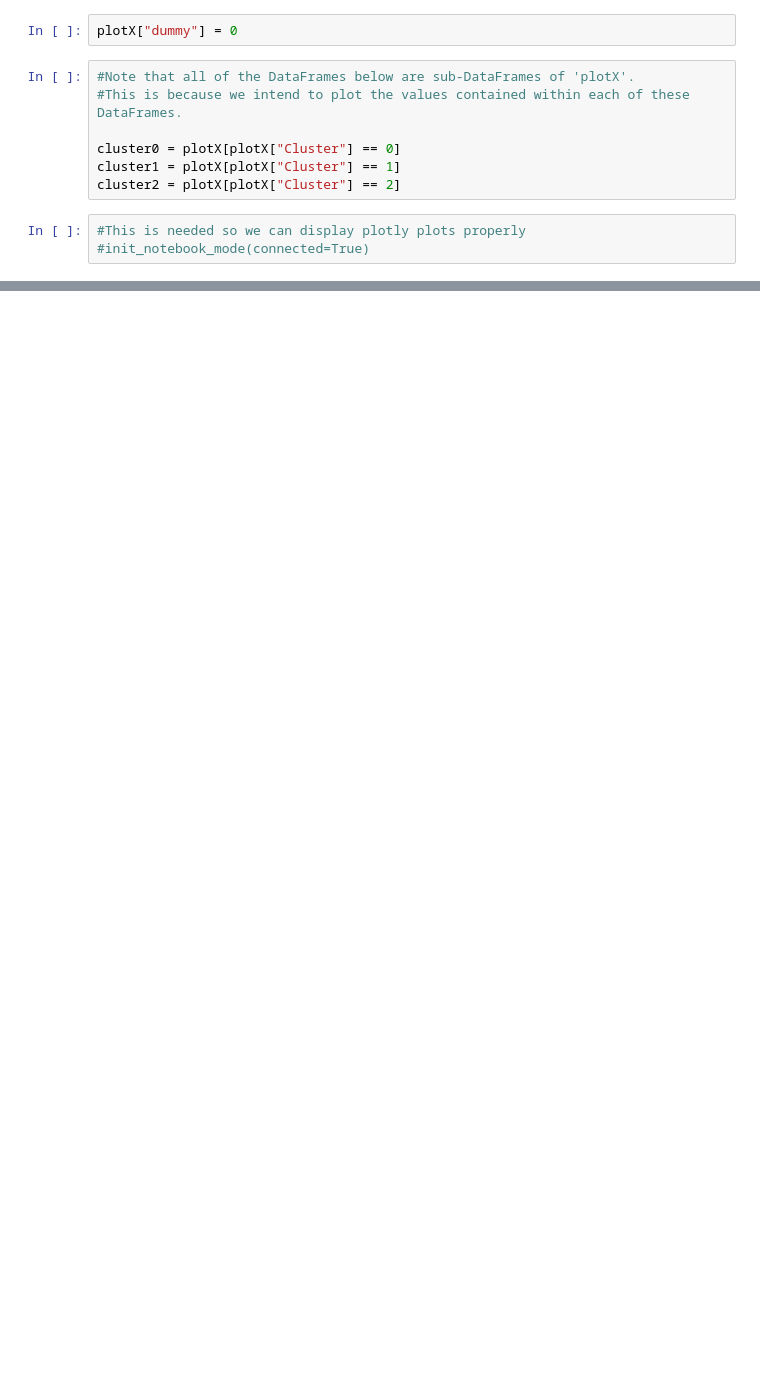
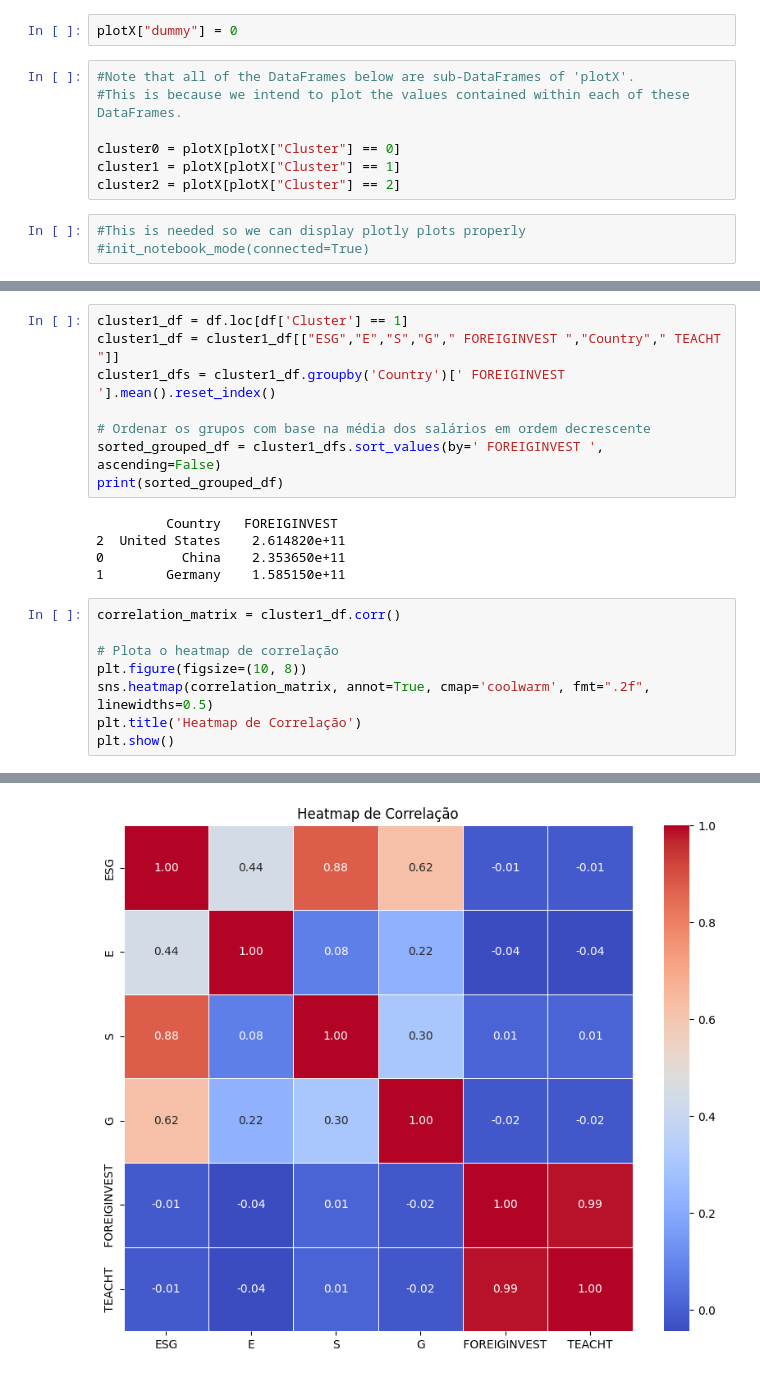
Before and after one commit to AlcirCastro/Intelig-ncia-Artificial-2o-Trabalho-Experimento-de-Aprendizado-N-o-Supervisionado, a Jupyter notebook: K_means_IA.ipynb, the cells around one changed output, grey strips where cells are left out. Cells and saved outputs as stored; diff of their text form; blank space fills up the shorter version.

```diff
--- a/K_means_IA.ipynb
+++ b/K_means_IA.ipynb
@@ -259,0 +329,22 @@ iplot(fig)
+# %%
+cluster1_df = df.loc[df['Cluster'] == 1]
+cluster1_df = cluster1_df[["ESG","E","S","G"," FOREIGINVEST ","Country"," TEACHT "]]
+cluster1_dfs = cluster1_df.groupby('Country')[' FOREIGINVEST '].mean().reset_index()
+
+# Ordenar os grupos com base na média dos salários em ordem decrescente
+sorted_grouped_df = cluster1_dfs.sort_values(by=' FOREIGINVEST ', ascending=False)
+print(sorted_grouped_df)
+# %% [output]
+         Country   FOREIGINVEST
+2  United States    2.614820e+11
+0          China    2.353650e+11
+1        Germany    1.585150e+11
+# %%
+correlation_matrix = cluster1_df.corr()
+
+# Plota o heatmap de correlação
+plt.figure(figsize=(10, 8))
+sns.heatmap(correlation_matrix, annot=True, cmap='coolwarm', fmt=".2f", linewidths=0.5)
+plt.title('Heatmap de Correlação')
+plt.show()
+# %% [output]
@@ -259,0 +352 @@ iplot(fig)
+[figure, added]
```
Also changed, not shown: parts of 7 cells of this notebook.
